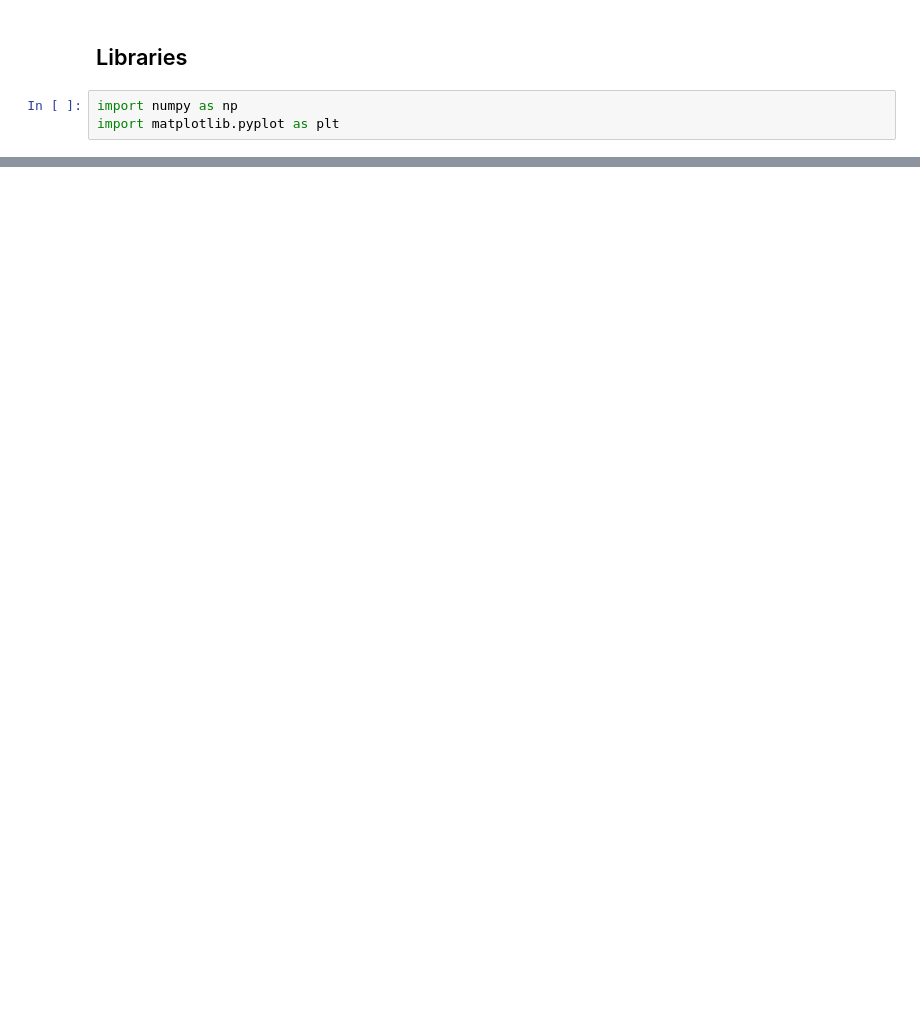
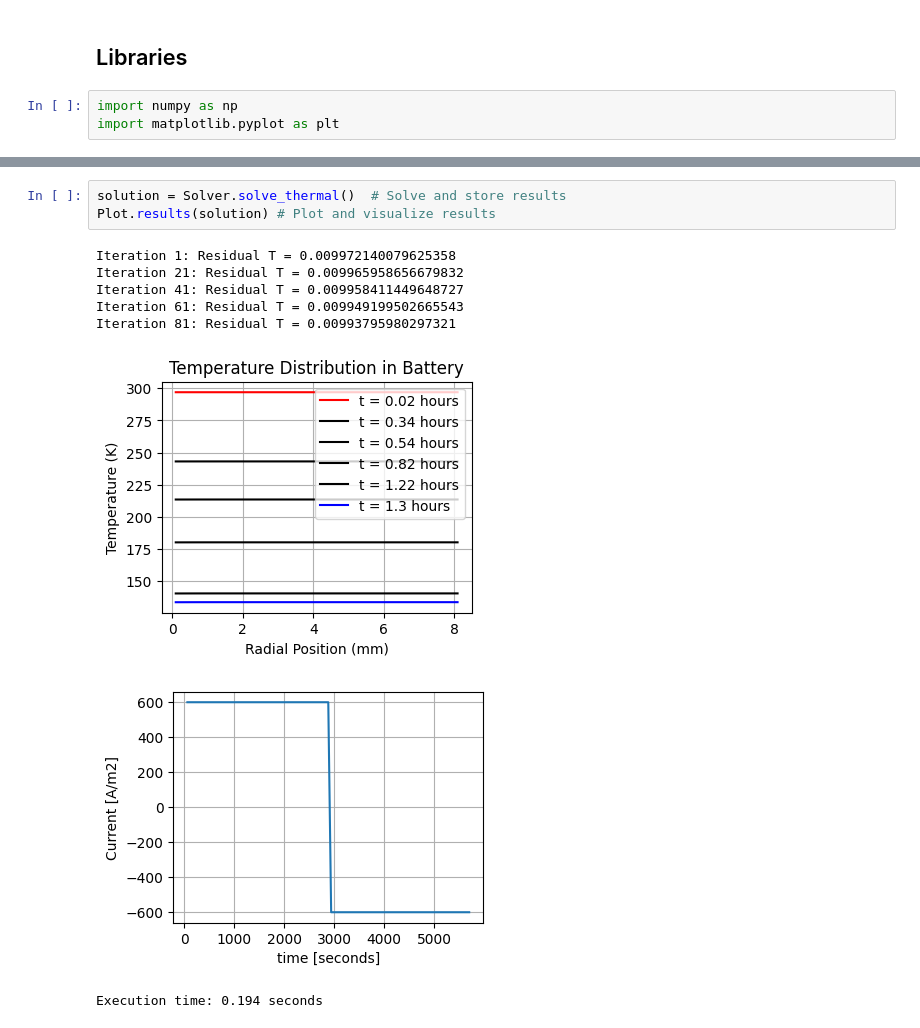
Before and after one commit to benyaminemp/Li-ion-Batteries, a Jupyter notebook: Thermal-model/thermal-model.ipynb, the cells around one changed output, grey strips where cells are left out. Saved outputs shown, nothing was run; the diff lists cells and outputs as text; blank space fills up the shorter version.

```diff
--- a/Thermal-model/thermal-model.ipynb
+++ b/Thermal-model/thermal-model.ipynb
@@ -150,0 +39,12 @@ Iteration 100: Residual T = 0.009972140074842673
+# %%
+solution = Solver.solve_thermal()  # Solve and store results
+Plot.results(solution) # Plot and visualize results
+# %% [output]
+Iteration 1: Residual T = 0.009972140079625358
+Iteration 21: Residual T = 0.009965958656679832
+Iteration 41: Residual T = 0.009958411449648727
+Iteration 61: Residual T = 0.009949199502665543
+Iteration 81: Residual T = 0.00993795980297321
+[figure, added]
+[figure, added]
+Execution time: 0.194 seconds
```
Also changed, not shown: parts of 6 cells of this notebook, 6 other files.
